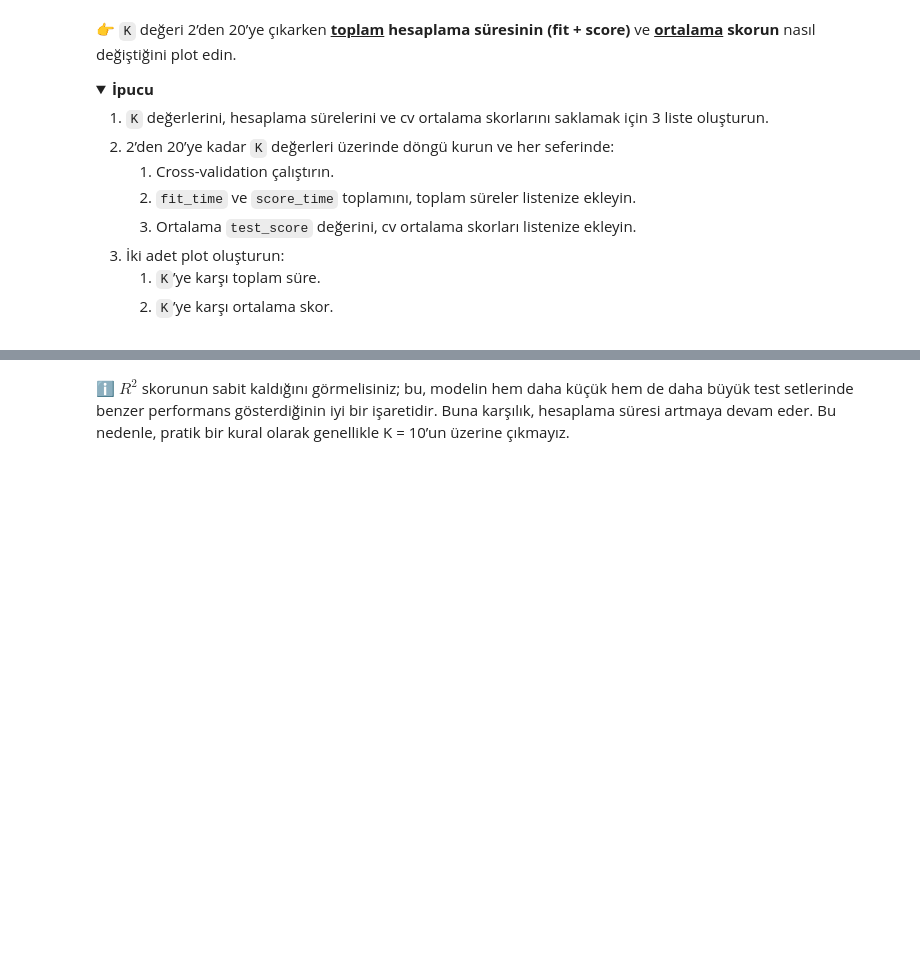
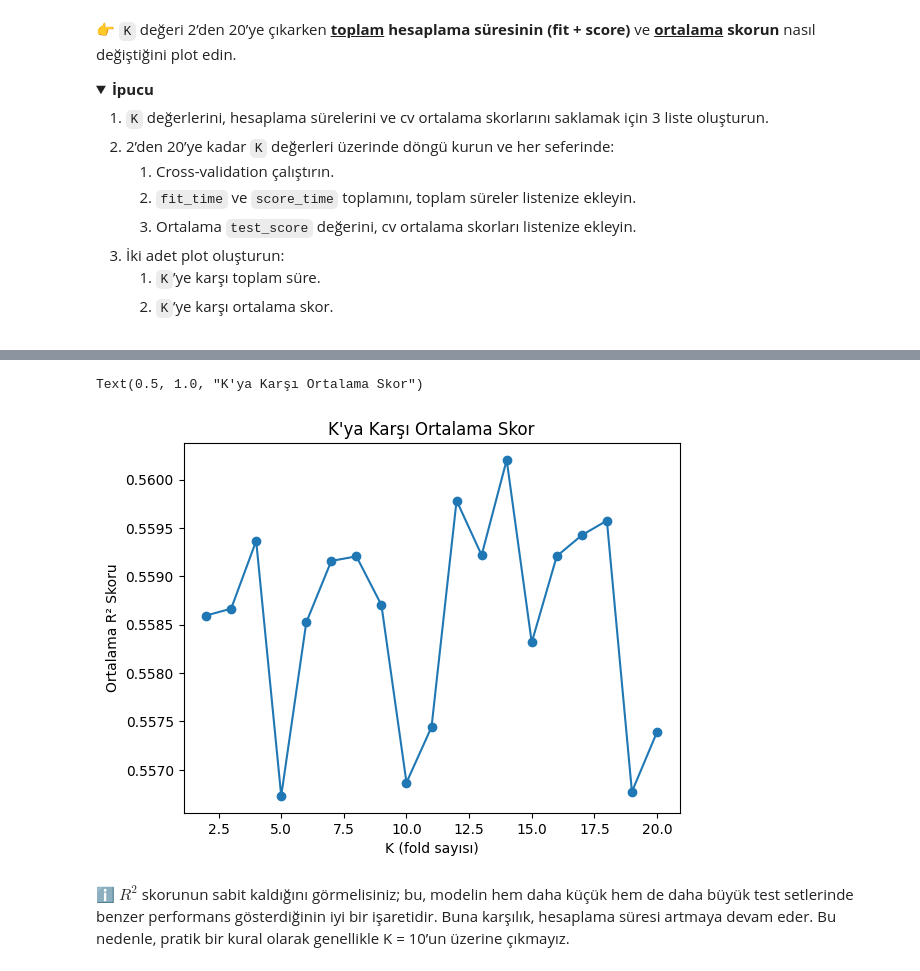
Before and after one commit to kaanaydin02/S16D1-S-data-linear-regression, a Jupyter notebook: Linear_Regression.ipynb, the cells around one changed output, grey strips where cells are left out. Cells and saved outputs as stored; diff of their text form; code cells hidden in the pictures; folded sections open; blank space fills up the shorter version.

```diff
--- a/Linear_Regression.ipynb
+++ b/Linear_Regression.ipynb
@@ -144,3 +161,11 @@ git push origin master
+# %%
+plt.plot(k_values, mean_scores, marker='o')
+plt.xlabel("K (fold sayısı)")
+plt.ylabel("Ortalama R² Skoru")
+plt.title("K'ya Karşı Ortalama Skor")
+# %% [output]
+Text(0.5, 1.0, "K'ya Karşı Ortalama Skor")
+[figure, added]
 # %% [markdown]
 ℹ️ $R^2$ skorunun sabit kaldığını görmelisiniz; bu, modelin hem daha küçük hem de daha büyük test setlerinde benzer performans gösterdiğinin iyi bir işaretidir. Buna karşılık, hesaplama süresi artmaya devam eder. Bu nedenle, pratik bir kural olarak genellikle K = 10’un üzerine çıkmayız.
 # %% [markdown]
```
Also changed, not shown: parts of 11 cells of this notebook.
